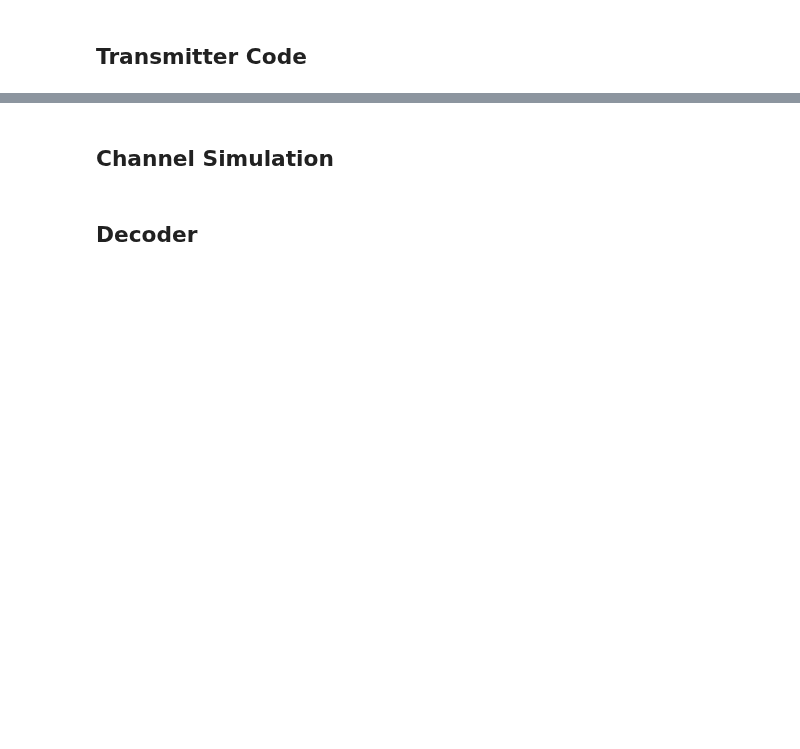
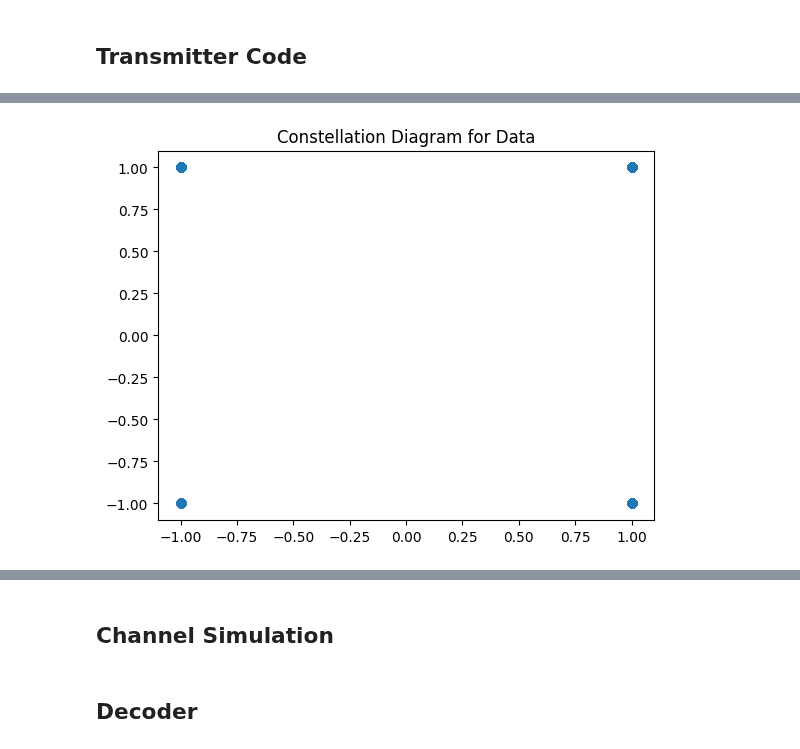
Before and after one commit to kmcm0707/GF3, a Jupyter notebook: ldpc_jossy/max_test.ipynb, the cells around one changed output, grey strips where cells are left out. Cells and saved outputs as stored; diff of their text form; code cells hidden in the pictures; blank space fills up the shorter version.

```diff
--- a/ldpc_jossy/max_test.ipynb
+++ b/ldpc_jossy/max_test.ipynb
@@ -18,7 +18,7 @@ cyclic_length = 512
 # %%
 # Find LDPC Information
 
-c = ldpc.code(standard = '802.16', rate = '1/2', z=42, ptype='A')
+c = ldpc.code(standard = '802.11n', rate = '1/2', z=27)
 
 print("LDPC PARAMETERS\n===============")
 
@@ -131,0 +68,88 @@ plt.show()
+# %%
+# LDPC ENCODING
+if len (binary_data) % c.K != 0:
+    binary_data += "0" * (c.K - (len(binary_data) % c.K))
+
+
+to_ldpc = [binary_data[i:i+c.K] for i in range(0, len(binary_data), c.K)]
+
+coded_binary_data = ''
+
+for i in to_ldpc:
+    assert len(i) == c.K
+
+    ldpc_out = c.encode([int(i[k]) for k in range(0, len(i))]) # Needs to convert i to a list of binary numbers
+
+    ldpc_out = ldpc_out.astype('str')
+
+    coded_binary_data += ''.join(ldpc_out)
+
+print(len(coded_binary_data))
+
+# coded_binary_data = binary_data # Disable ('undo') LDPC Coding
+
+"""check = [coded_binary_data[i:i+c.N] for i in range(0, len(coded_binary_data), c.N)] # TESTING LDPC DECODING
+print(len(check))
+print(len(check[0]))
+all_decoded = ''
+for i in check:
+    convert_to_list = np.array([int(i[k]) for k in range(0, len(i))])
+    #convert_to_list = 1.4 - convert_to_list * 2.8 # ldpc decoder needs values around 0, not around 0.5
+    #convert_to_list[10] = -convert_to_list[10] # Flip one bit to test if it works
+    #decoded, iter = c.decode(convert_to_list, 'sumprod2') # Needs to convert i to a list of binary numbers
+    print(iter)
+    decoded = decoded[0:c.K]
+    print(decoded)
+    decoded = ''.join(['0' if j > 0 else '1' for j in decoded])
+    #decoded = decoded.astype('str')
+    all_decoded += ''.join(decoded)"""
+"""print(all(all_decoded))
+print(len(binary_data))
+assert len(all_decoded) == len(binary_data)
+print(all_decoded[0], binary_data[0])
+print(all_decoded[1], binary_data[1])
+print(all_decoded[2], binary_data[2])
+print(all_decoded[3], binary_data[3])
+print(all_decoded[10], binary_data[10])
+assert all_decoded == binary_data"""
+# PAD WITH 0s to match OFDM symbols
+
+split_length = symbol_length - 2 # (symbol_length - 2) as need 511 constellation 'stars' per symbol, and each 'star' represents 2 bits.
+
+# for i in range(split_length - (len(binary_data) % split_length)):
+#     binary_data += "0"
+coded_binary_data = binary_data
+ofdm_padding_length = split_length - (len(coded_binary_data) % split_length)
+
+coded_binary_data += "0" * ofdm_padding_length
+
+assert len(coded_binary_data) % split_length == 0.0
+
+print(len(coded_binary_data))
+
+# ENCODE WITH GRAY CODE
+
+to_encode = [coded_binary_data[i:i+2] for i in range(0, len(coded_binary_data), 2)] # Split into list of two characters elements
+
+gray_code = 1j * np.arange(len(to_encode)) # 'empty' array
+
+for index, i in enumerate(to_encode):
+    if i == "00":
+        gray_code[index] = 1 + 1j
+    elif i == "01":
+        gray_code[index] = -1 + 1j
+    elif i == "11":
+        gray_code[index] = -1 - 1j
+    elif i == "10":
+        gray_code[index] = 1 - 1j
+    else:
+        print(i)
+        raise Exception("Gray code mapping error")
+
+plt.scatter(gray_code[0:500].real, gray_code[0:500].imag)
+print(gray_code.shape)
+plt.title("Constellation Diagram for Data")
+plt.show()
+
+# gray_code is one list of all the gray code points
+# %% [output]
@@ -132,2 +173,3 @@ plt.show()
+[figure, added]
 # %%
 symbols = np.split(np.array(gray_code), len(gray_code) / (split_length / 2))
```
Also changed, not shown: parts of 9 cells of this notebook, 1 other file.
